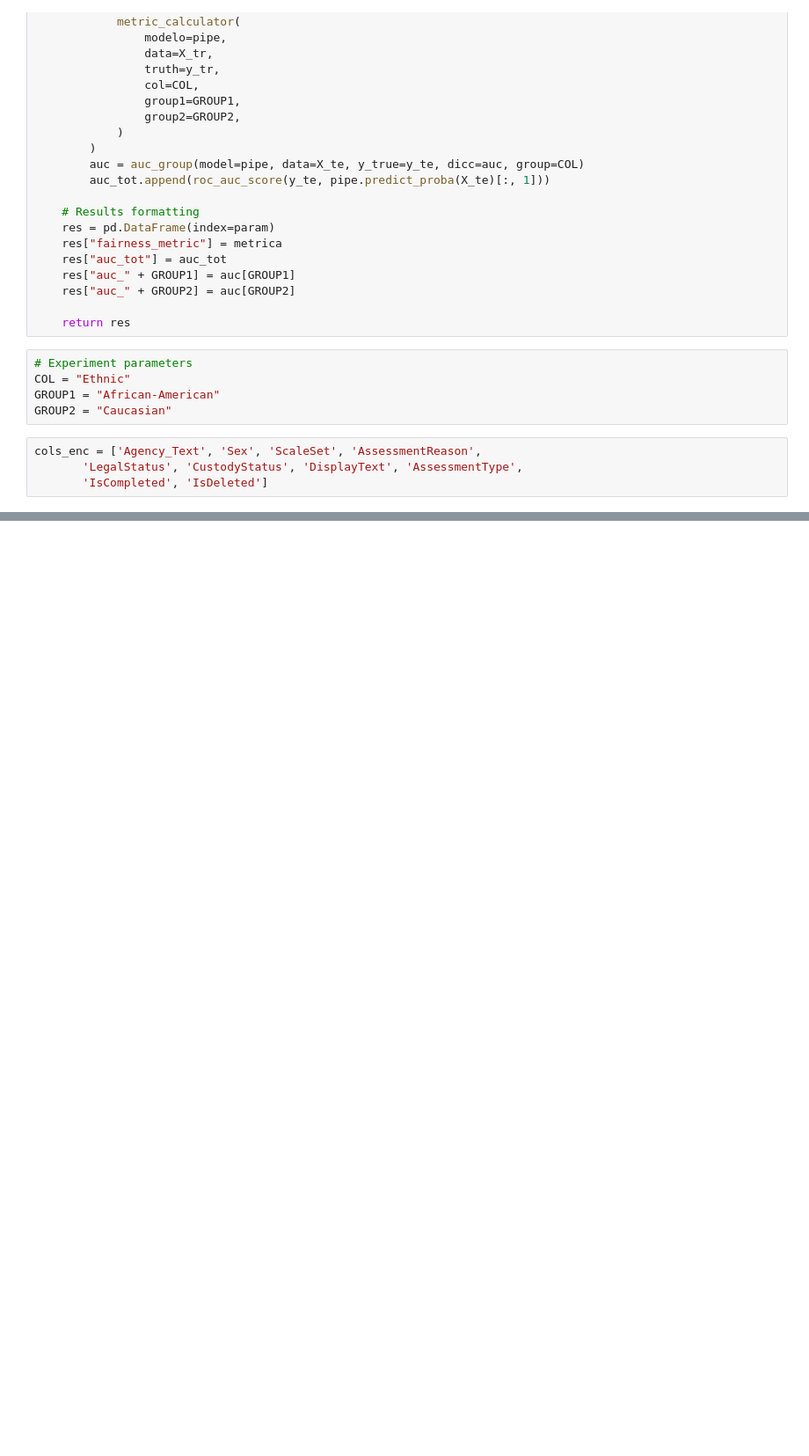
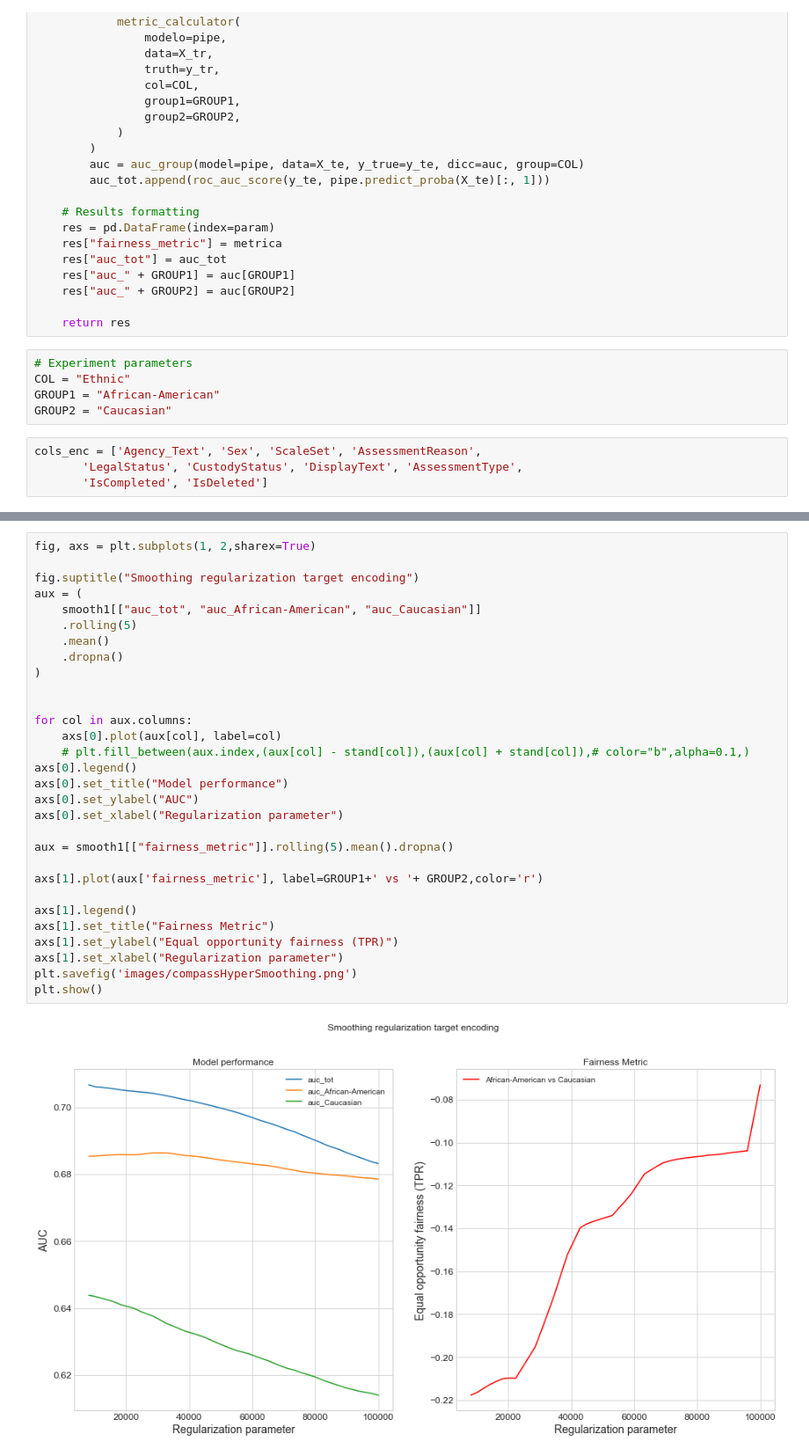
Before and after one commit to nobias-project/FairEncoding, a Jupyter notebook: EncodersNormal.ipynb, the cells around one changed output, grey strips where cells are left out. Shown: that part at 88% size. Cells and saved outputs as stored; diff of their text form; blank space fills up the shorter version.

```diff
--- a/EncodersNormal.ipynb
+++ b/EncodersNormal.ipynb
@@ -578,3 +578,35 @@ plt.show()
+# %%
+fig, axs = plt.subplots(1, 2,sharex=True)
+
+fig.suptitle("Smoothing regularization target encoding")
+aux = (
+    smooth1[["auc_tot", "auc_African-American", "auc_Caucasian"]]
+    .rolling(5)
+    .mean()
+    .dropna()
+)
+
+
+for col in aux.columns:
+    axs[0].plot(aux[col], label=col)
+    # plt.fill_between(aux.index,(aux[col] - stand[col]),(aux[col] + stand[col]),# color="b",alpha=0.1,)
+axs[0].legend()
+axs[0].set_title("Model performance")
+axs[0].set_ylabel("AUC")
+axs[0].set_xlabel("Regularization parameter")
+
+aux = smooth1[["fairness_metric"]].rolling(5).mean().dropna()
+
+axs[1].plot(aux['fairness_metric'], label=GROUP1+' vs '+ GROUP2,color='r')
+
+axs[1].legend()
+axs[1].set_title("Fairness Metric")
+axs[1].set_ylabel("Equal opportunity fairness (TPR)")
+axs[1].set_xlabel("Regularization parameter")
+plt.savefig('images/compassHyperSmoothing.png')
+plt.show()
+# %% [output]
+[figure, added]
 # %%
 ## LR
 #one_hot1 = fair_encoder(model=LogisticRegression(), enc="ohe", param=[0])
```
Also changed, not shown: parts of 7 cells of this notebook, 7 other files.
